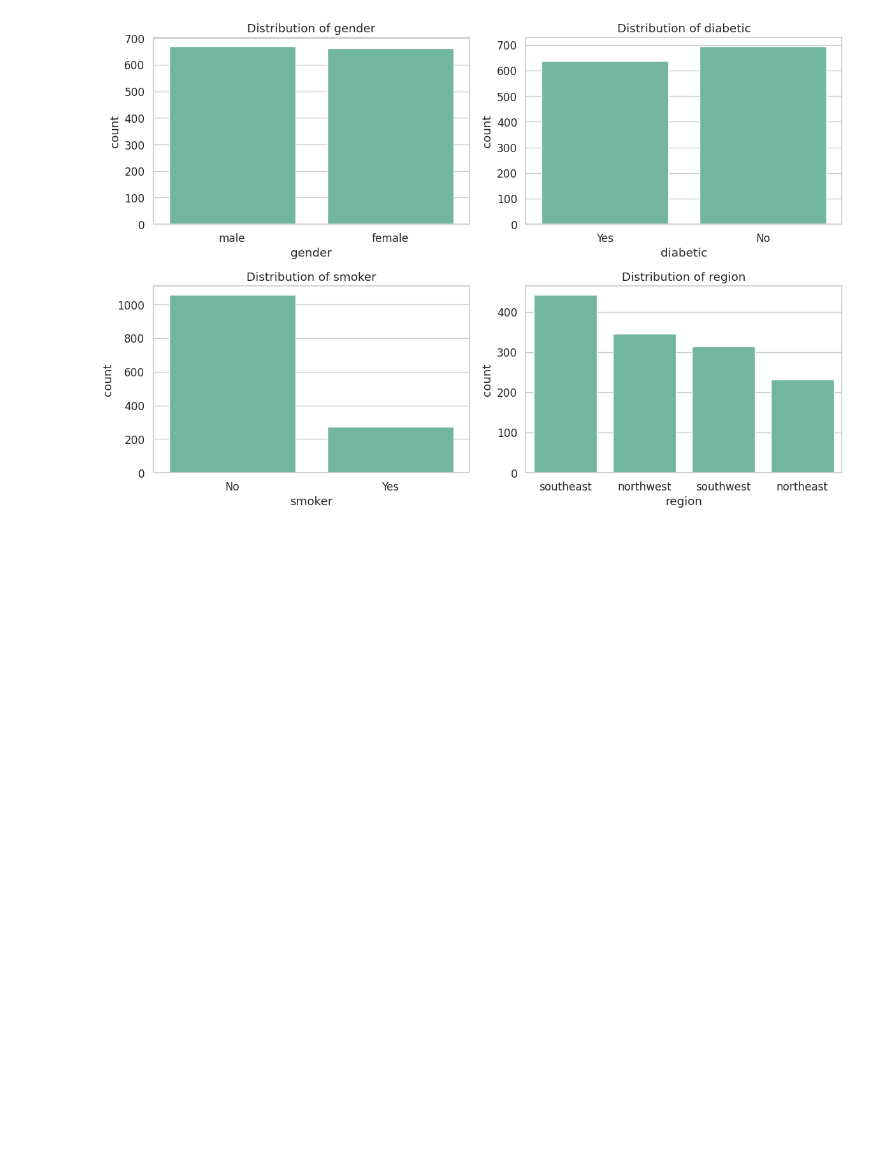
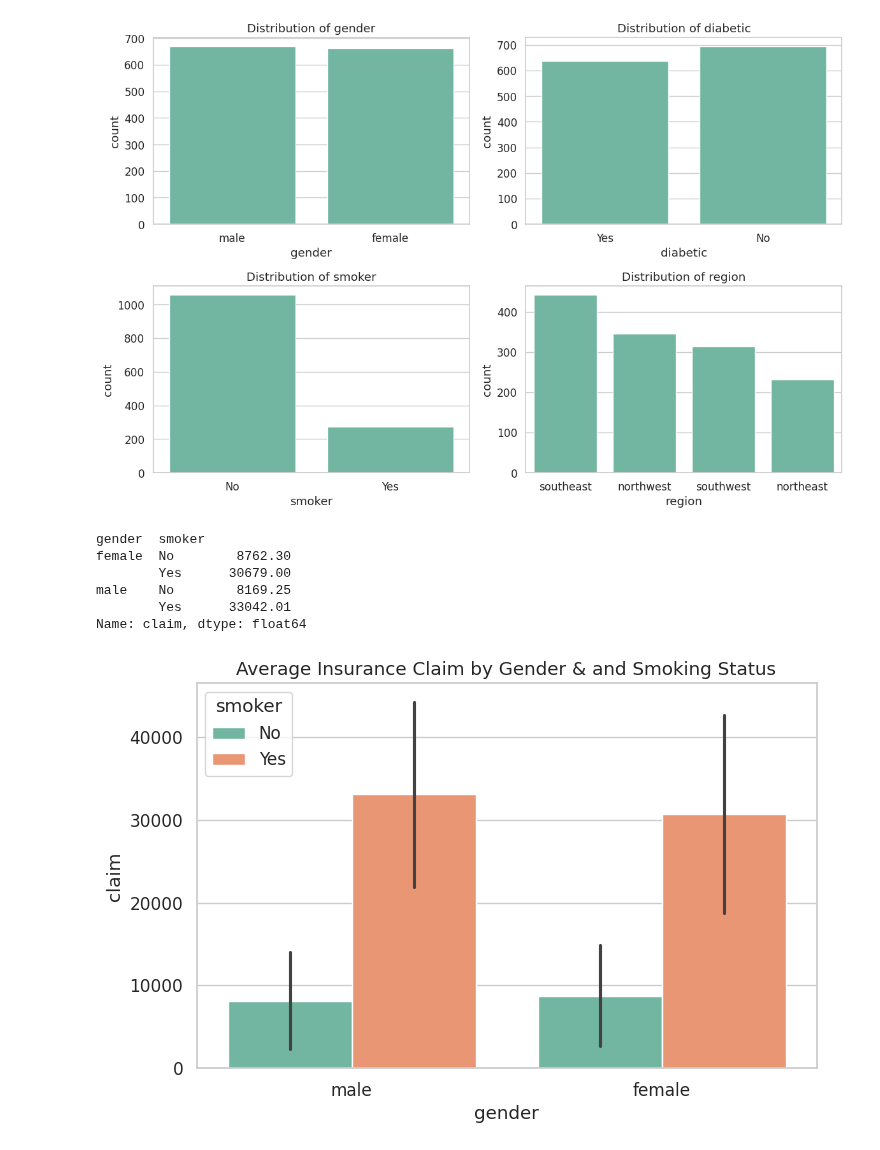
Before and after one commit to mmiskatul/Insurance-cost-prediction, a Jupyter notebook: Analysis-data.ipynb, the cells around one changed output. Saved outputs shown, nothing was run; the diff lists cells and outputs as text; code cells hidden in the pictures; blank space fills up the shorter version.

Commit message:
Average Insurance Claim by Gender & and Smoking Status

```diff
--- a/Analysis-data.ipynb
+++ b/Analysis-data.ipynb
@@ -176,3 +176,19 @@ plt.tight_layout()
 plt.show()
 # %% [output]
 [figure]
+# %%
+df.groupby(['gender','smoker'])['claim'].mean().round(2)
+# %% [output]
+gender  smoker
+female  No        8762.30
+        Yes      30679.00
+male    No        8169.25
+        Yes      33042.01
+Name: claim, dtype: float64
+# %%
+plt.figure(figsize=(8,5))
+sns.barplot(data=df,x="gender",y="claim",hue='smoker',estimator='mean',errorbar='sd')
+plt.title("Average Insurance Claim by Gender & and Smoking Status")
+plt.show()
+# %% [output]
+[figure, added]
```
Also changed, not shown: parts of 1 cell of this notebook.
